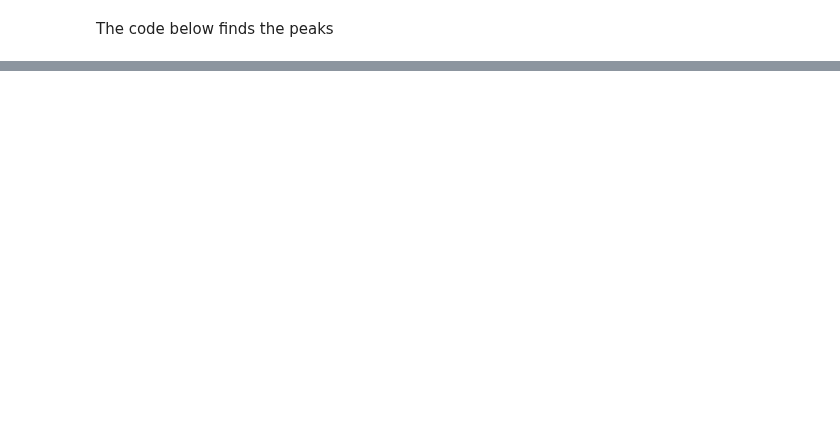
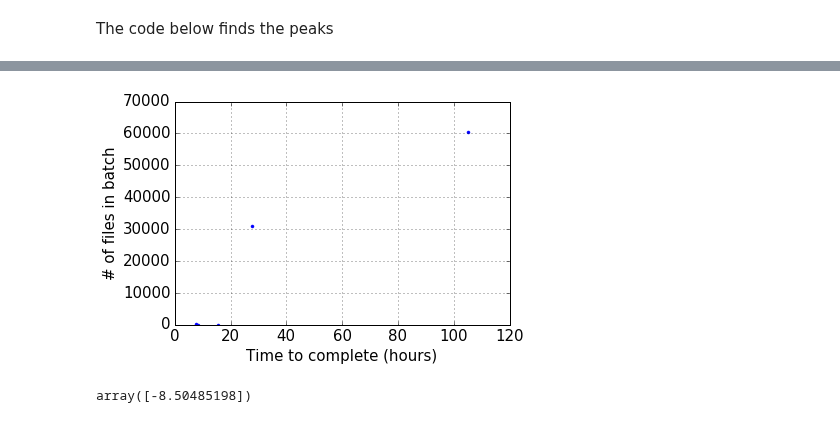
Before and after one commit to ATLAS-Analytics/AnalyticsNotebooks, a Jupyter notebook: Wesley/CorrelationExploration.ipynb, the cells around one changed output, grey strips where cells are left out. Drawn from its saved outputs; the diff is of its cells as text; code cells hidden in the pictures; blank space fills up the shorter version.

```diff
--- a/Wesley/CorrelationExploration.ipynb
+++ b/Wesley/CorrelationExploration.ipynb
@@ -177,0 +182,19 @@ queuedData[maxQueued]
+# %%
+queueMaxVals = np.array(queueMaxVals)
+ttcVals = np.array(ttcVals)
+indices = queueMaxVals>50
+plt.plot(ttcVals, queueMaxVals,'b.')
+ax = plt.gca()
+ax.set_yscale('linear')
+plt.ylabel('# of files in batch')
+plt.xlabel('Time to complete (hours)')
+plt.grid()
+# %% [output]
+[figure, added]
+# %%
+
+
+p = np.polyfit(ttcVals[indices], queueMaxVals[indices], 1)
+np.roots(p)
+# %% [output]
+array([-8.50485198])
```
Also changed, not shown: parts of 8 cells of this notebook, 3 other files.
